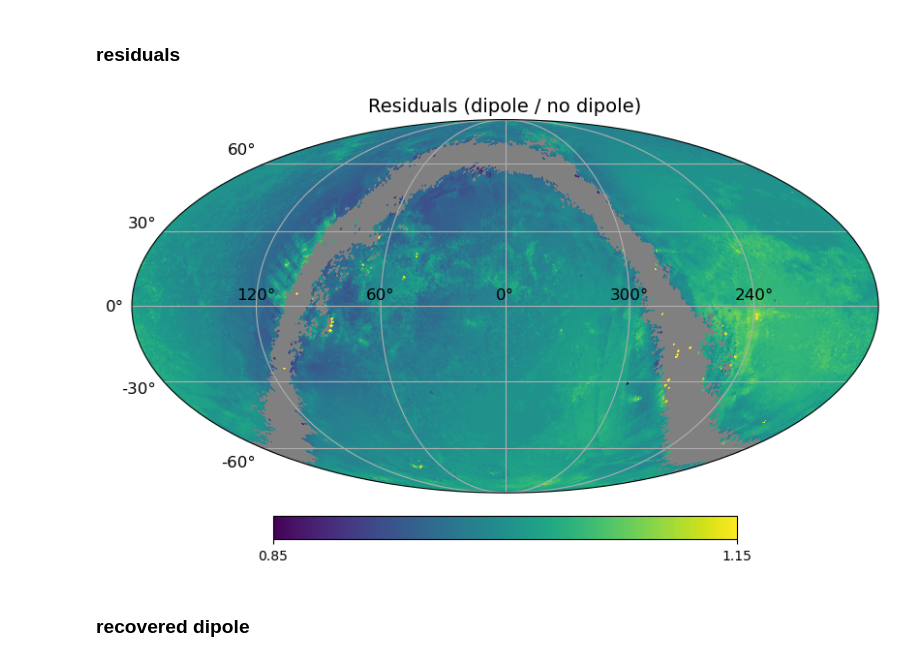
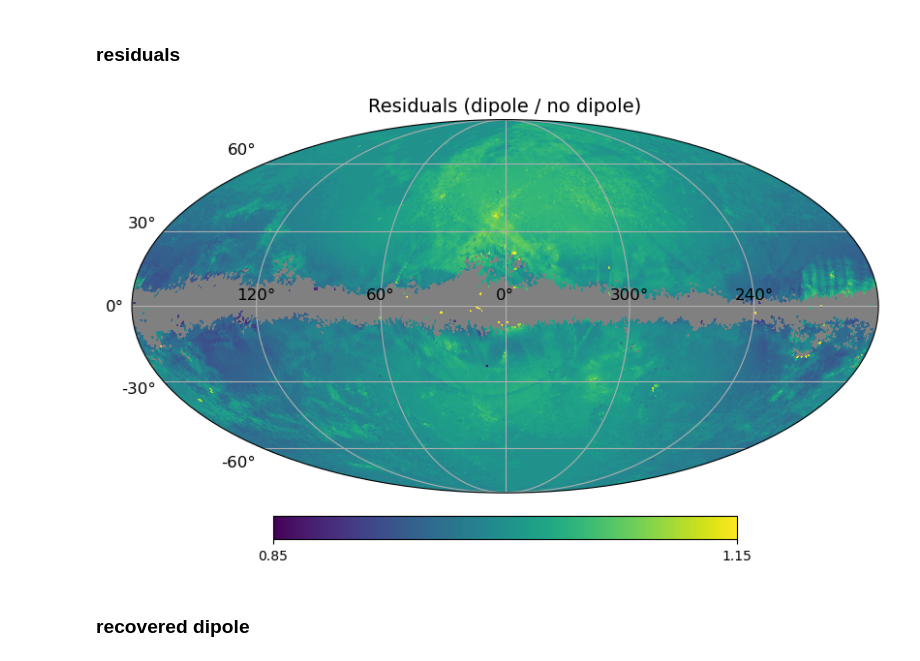
Before and after one commit to abbyw24/lss-dipoles, a Jupyter notebook: notebooks/selfunc_with_dipole_27-6-23.ipynb, the cells around one changed output. Saved outputs shown, nothing was run; the diff lists cells and outputs as text; code cells hidden in the pictures.

```diff
--- a/notebooks/selfunc_with_dipole_27-6-23.ipynb
+++ b/notebooks/selfunc_with_dipole_27-6-23.ipynb
@@ -45,9 +45,9 @@ tools.plot_map(selfunc_dip, title='Selection function (with dipole)', unit='prob
 # %%
 res = selfunc_dip / selfunc_nodip
 # %%
-tools.plot_map(res, title='Residuals (dipole / no dipole)', min=0.85, max=1.15)
+tools.plot_map(res, title='Residuals (dipole / no dipole)', min=0.85, max=1.15, coord=['C','G'])
 # %% [output]
-[figure, old version]
+[figure, new version]
 # %% [markdown]
 ### recovered dipole
 # %%
```
Also changed, not shown: 3 other files.
